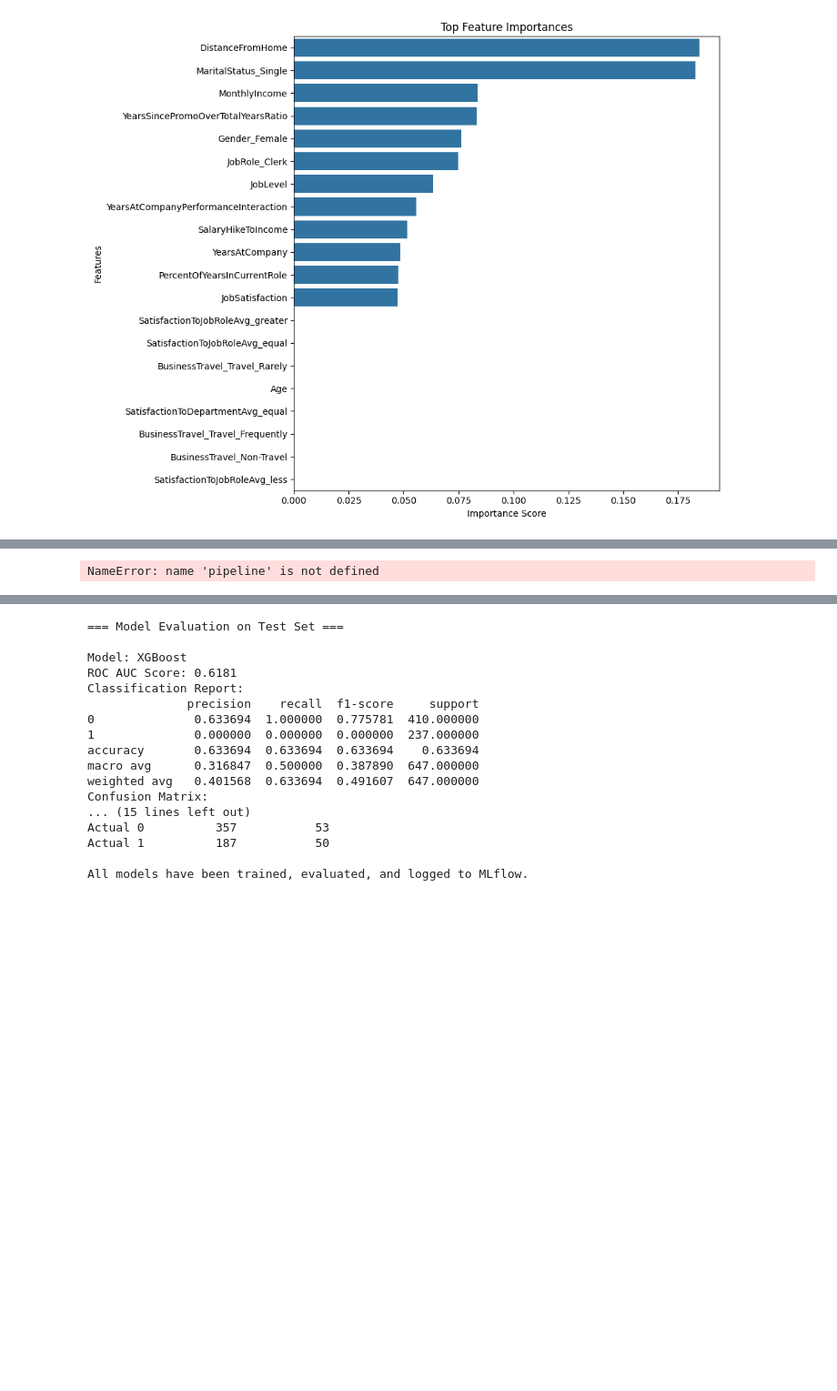
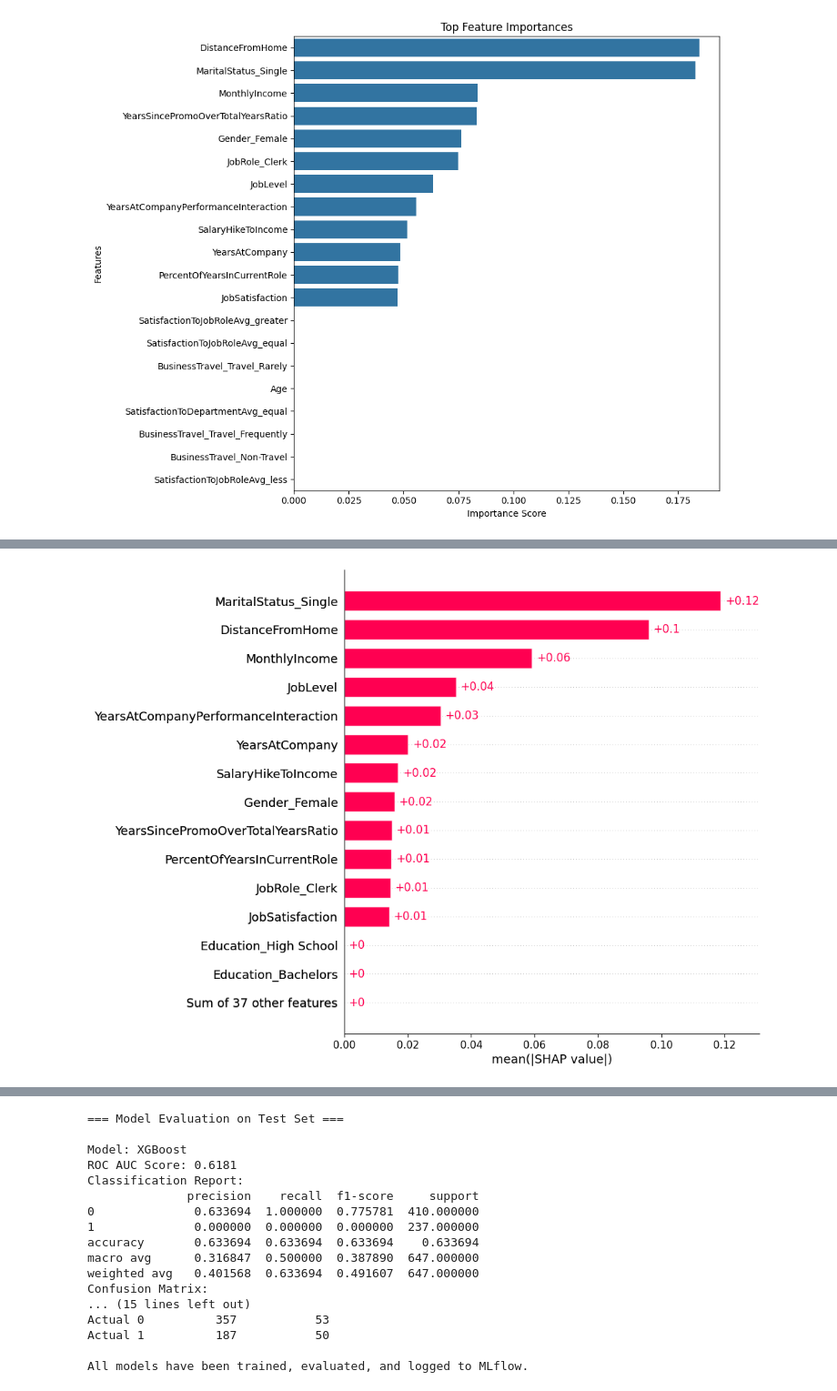
Before and after one commit to minimac321/Attrition-model, a Jupyter notebook: notebooks/model_development.ipynb, the cells around one changed output, grey strips where cells are left out. Shown: that part at 91% size. Cells and saved outputs as stored; diff of their text form; code cells hidden in the pictures; blank space fills up the shorter version.

Commit message:
feat: Add bee plot and bar SHAP values

```diff
--- a/notebooks/model_development.ipynb
+++ b/notebooks/model_development.ipynb
@@ -338,25 +343,27 @@ assert False
 # %%
 import shap
 
 # Assuming 'loaded_pipeline' is your pipeline
 # Extract the model from the pipeline
 xgb_model = pipeline.named_steps['classifier']
 
 # Preprocess the data using the 'preprocessor' step of the pipeline
 preprocessed_data = pipeline.named_steps['preprocessor'].transform(X_valid)
 preprocessed_data_df = pd.DataFrame(data=preprocessed_data, columns=X_valid.columns)
 
 # Create a SHAP explainer for the XGBoost model
 explainer = shap.Explainer(xgb_model)
 shap_values = explainer(preprocessed_data_df)
 
+shap.plots.bar(shap_values, max_display=15)
+
 # Plot the SHAP summary plot
-shap.summary_plot(shap_values, preprocessed_data_df)
+# shap.summary_plot(shap_values, preprocessed_data_df)
 # Plot the feature importance as a bar chart
 # shap.plots.bar(shap_values)
 
 
 # If running in a script or notebook, you may need to explicitly show the plot
 plt.show()
 # %% [output]
-NameError: name 'pipeline' is not defined
+[figure, added]
```
Also changed, not shown: parts of 10 cells of this notebook, 2 other files.
